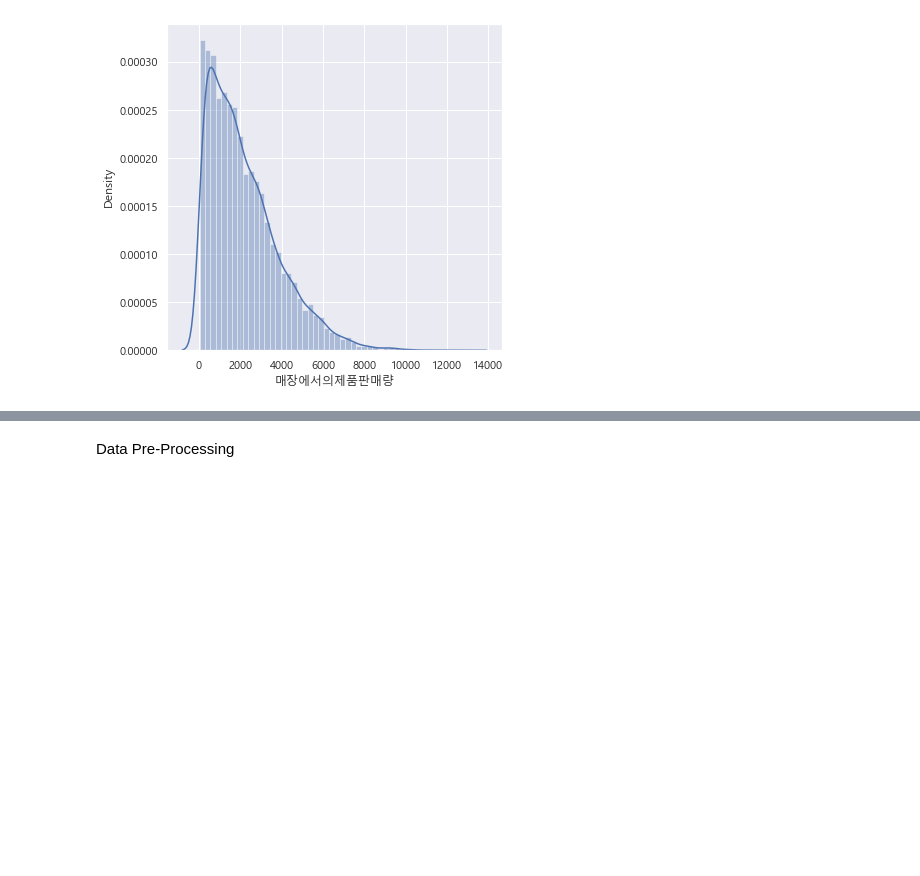
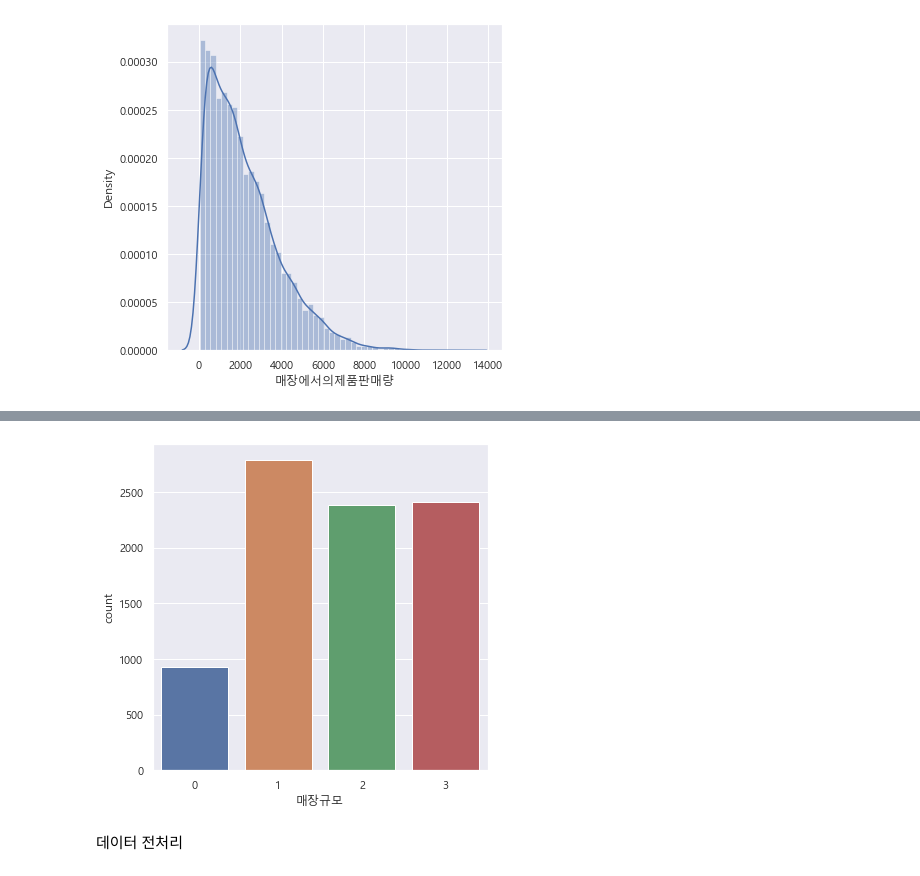
Before and after one commit to kimyounghwan91/MachineLearning_2021_12, a Jupyter notebook: 04.회귀/Project_12_Big_Mart_Sales_Prediction.ipynb, the cells around one changed output, grey strips where cells are left out. Cells and saved outputs as stored; diff of their text form; code cells hidden in the pictures; blank space fills up the shorter version.

```diff
--- a/04.회귀/Project_12_Big_Mart_Sales_Prediction.ipynb
+++ b/04.회귀/Project_12_Big_Mart_Sales_Prediction.ipynb
@@ -221,9 +227,11 @@ plt.show()
 # %%
-# Outlet_Size column
+# 매장규모
 plt.figure(figsize=(6,6))
-sns.countplot(x='Outlet_Size', data=big_mart_data)
+sns.countplot(x='매장규모', data=big_mart_data)
 plt.show()
+# %% [output]
+[figure, added]
-# %% [markdown]
-Data Pre-Processing
+# %% [markdown]
+데이터 전처리
 # %%
 big_mart_data.head()
```
Also changed, not shown: parts of 55 cells of this notebook, 9 other files.
